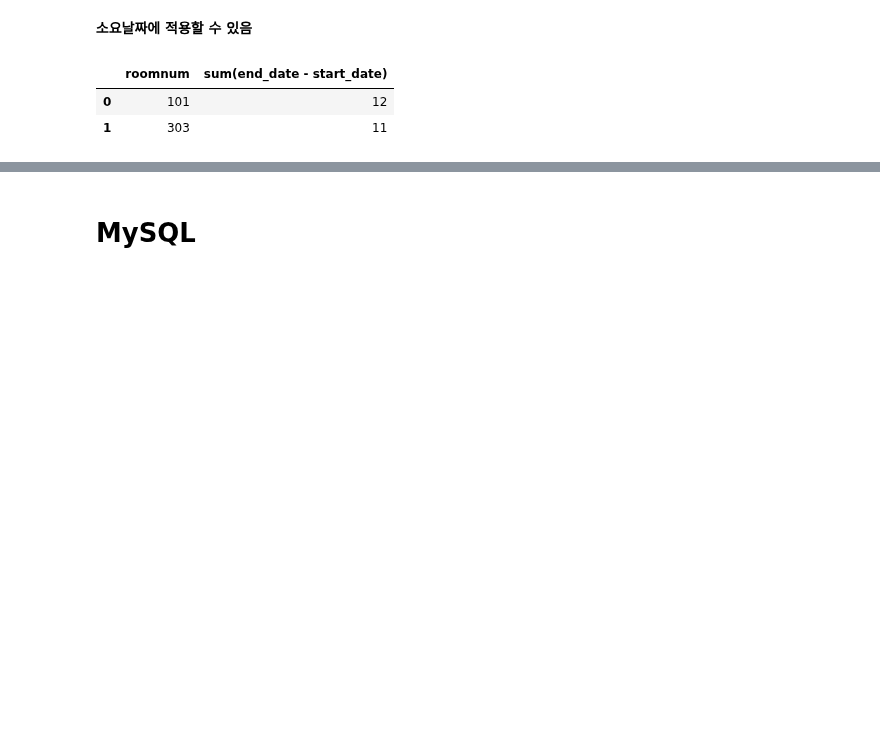
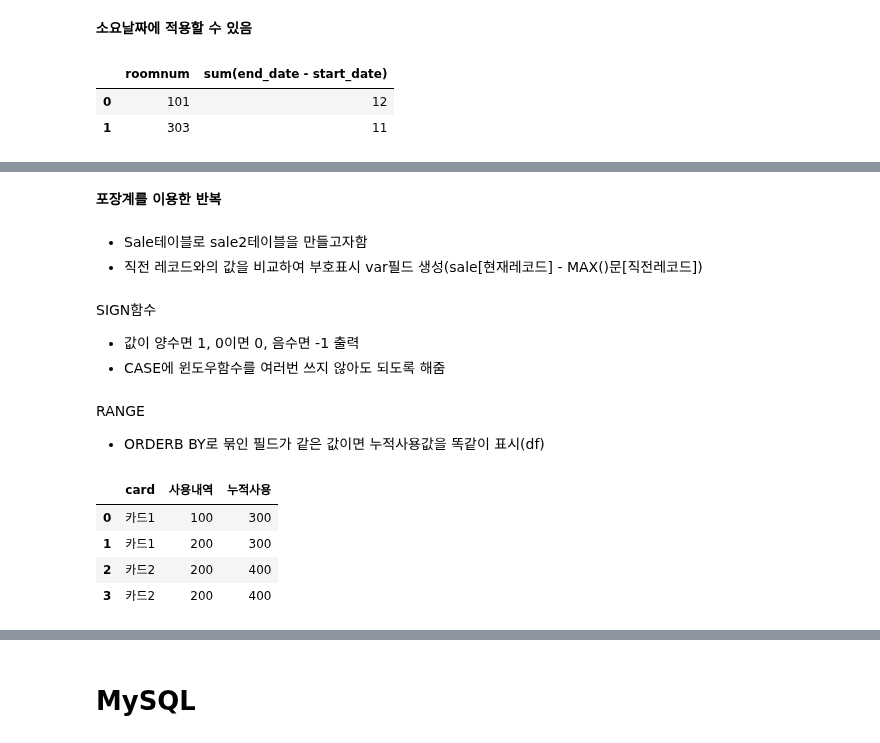
Before and after one commit to ev1025/DA_Study, a Jupyter notebook: SQL.ipynb, the cells around one changed output, grey strips where cells are left out. Drawn from its saved outputs; the diff is of its cells as text; code cells hidden in the pictures; blank space fills up the shorter version.

```diff
--- a/SQL.ipynb
+++ b/SQL.ipynb
@@ -232,0 +261,9 @@ ans
+# %% [markdown]
+**포장계를 이용한 반복**
+# %% [markdown]
+- Sale테이블로 sale2테이블을 만들고자함
+- 직전 레코드와의 값을 비교하여 부호표시 var필드 생성(sale[현재레코드] - MAX()문[직전레코드])
+# %% [markdown]
+SIGN함수
+- 값이 양수면 1, 0이면 0, 음수면 -1 출력
+- CASE에 윈도우함수를 여러번 쓰지 않아도 되도록 해줌
@@ -232,0 +285,13 @@ ans
+# %% [markdown]
+RANGE
+- ORDERB BY로 묶인 필드가 같은 값이면 누적사용값을 똑같이 표시(df)
+# %%
+import pandas as pd
+df = pd.DataFrame({'card' : ('카드1','카드1','카드2','카드2'), '사용내역':(100, 200, 200, 200) ,'누적사용':(300,300,400,400)})
+df
+# %% [output]
+|  | card | 사용내역 | 누적사용 |
+| 0 | 카드1 | 100 | 300 |
+| 1 | 카드1 | 200 | 300 |
+| 2 | 카드2 | 200 | 400 |
+| 3 | 카드2 | 200 | 400 |
```
Also changed, not shown: parts of 17 cells of this notebook.
